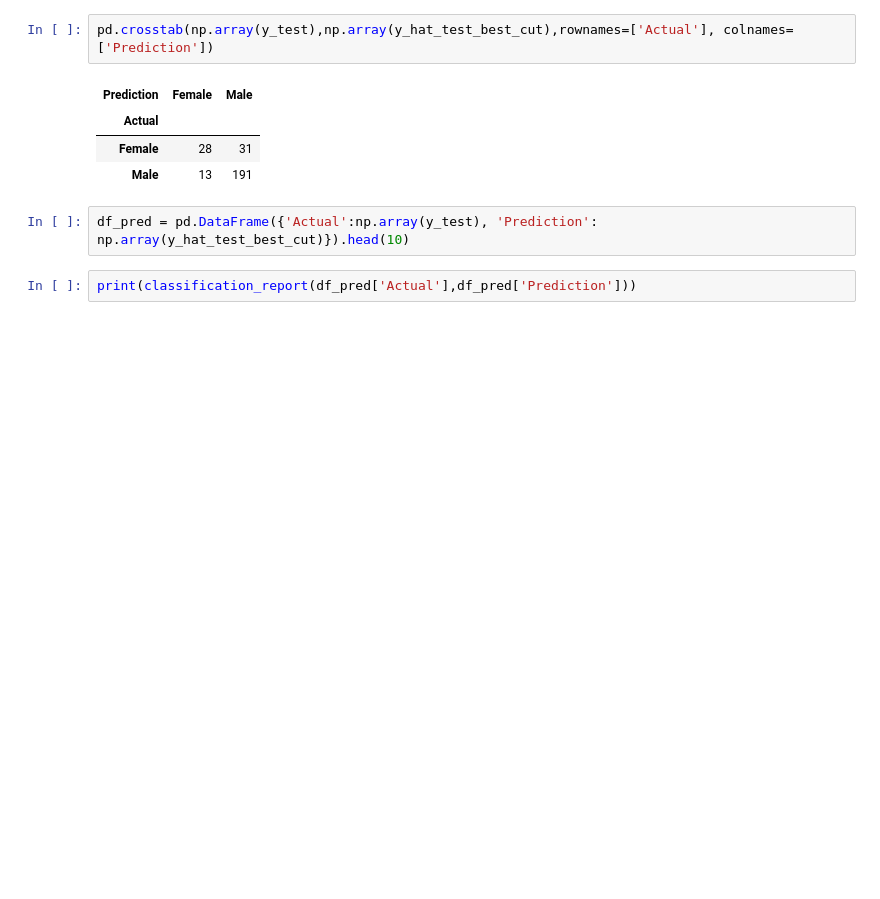
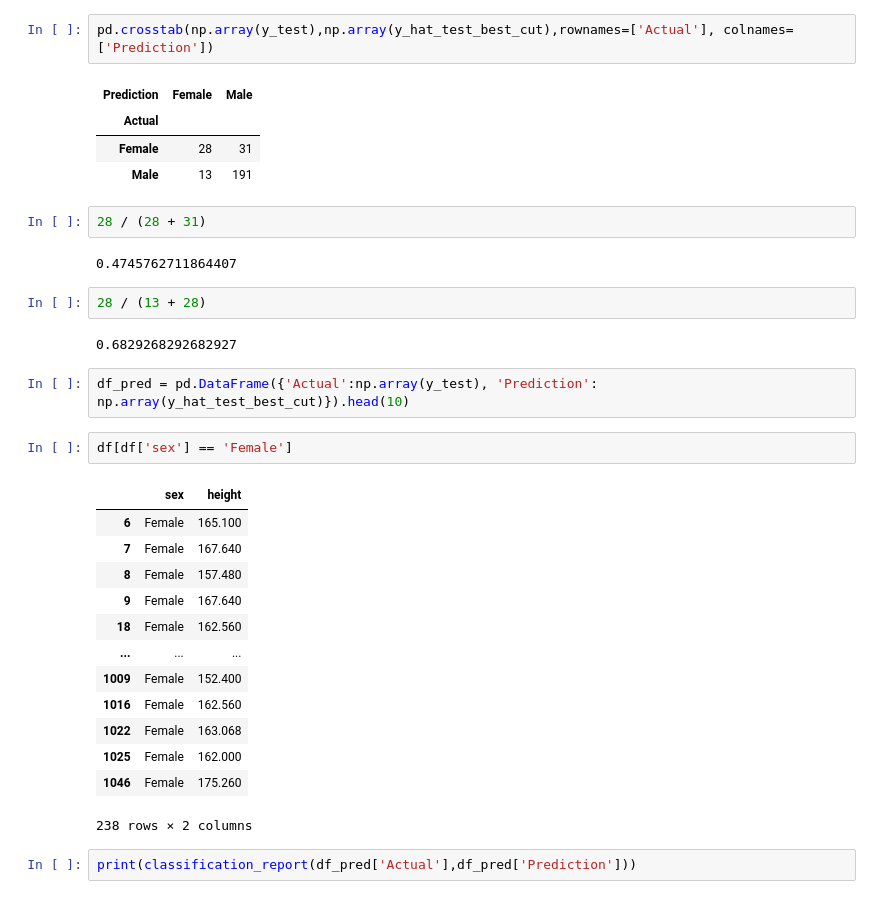
Before and after one commit to xalejandrow/Logistic_Regression_Project_Tutorial, a Jupyter notebook: src/Alturas.ipynb, the cells around one changed output. Saved outputs shown, nothing was run; the diff lists cells and outputs as text; blank space fills up the shorter version.

```diff
--- a/src/Alturas.ipynb
+++ b/src/Alturas.ipynb
@@ -185,8 +185,32 @@ pd.crosstab(np.array(y_test),np.array(y_hat_test_best_cut),rownames=['Actual'],
 | Actual |  |  |
 | Female | 28 | 31 |
 | Male | 13 | 191 |
+# %%
+28 / (28 + 31)
+# %% [output]
+0.4745762711864407
+# %%
+28 / (13 + 28)
+# %% [output]
+0.6829268292682927
 # %%
 df_pred = pd.DataFrame({'Actual':np.array(y_test), 'Prediction': np.array(y_hat_test_best_cut)}).head(10)
+# %%
+df[df['sex'] == 'Female']
+# %% [output]
+|  | sex | height |
+| 6 | Female | 165.100 |
+| 7 | Female | 167.640 |
+| 8 | Female | 157.480 |
+| 9 | Female | 167.640 |
+| 18 | Female | 162.560 |
+| ... | ... | ... |
+| 1009 | Female | 152.400 |
+| 1016 | Female | 162.560 |
+| 1022 | Female | 163.068 |
+| 1025 | Female | 162.000 |
+| 1046 | Female | 175.260 |
+238 rows × 2 columns
 # %%
 print(classification_report(df_pred['Actual'],df_pred['Prediction']))
 # %% [output]
```
